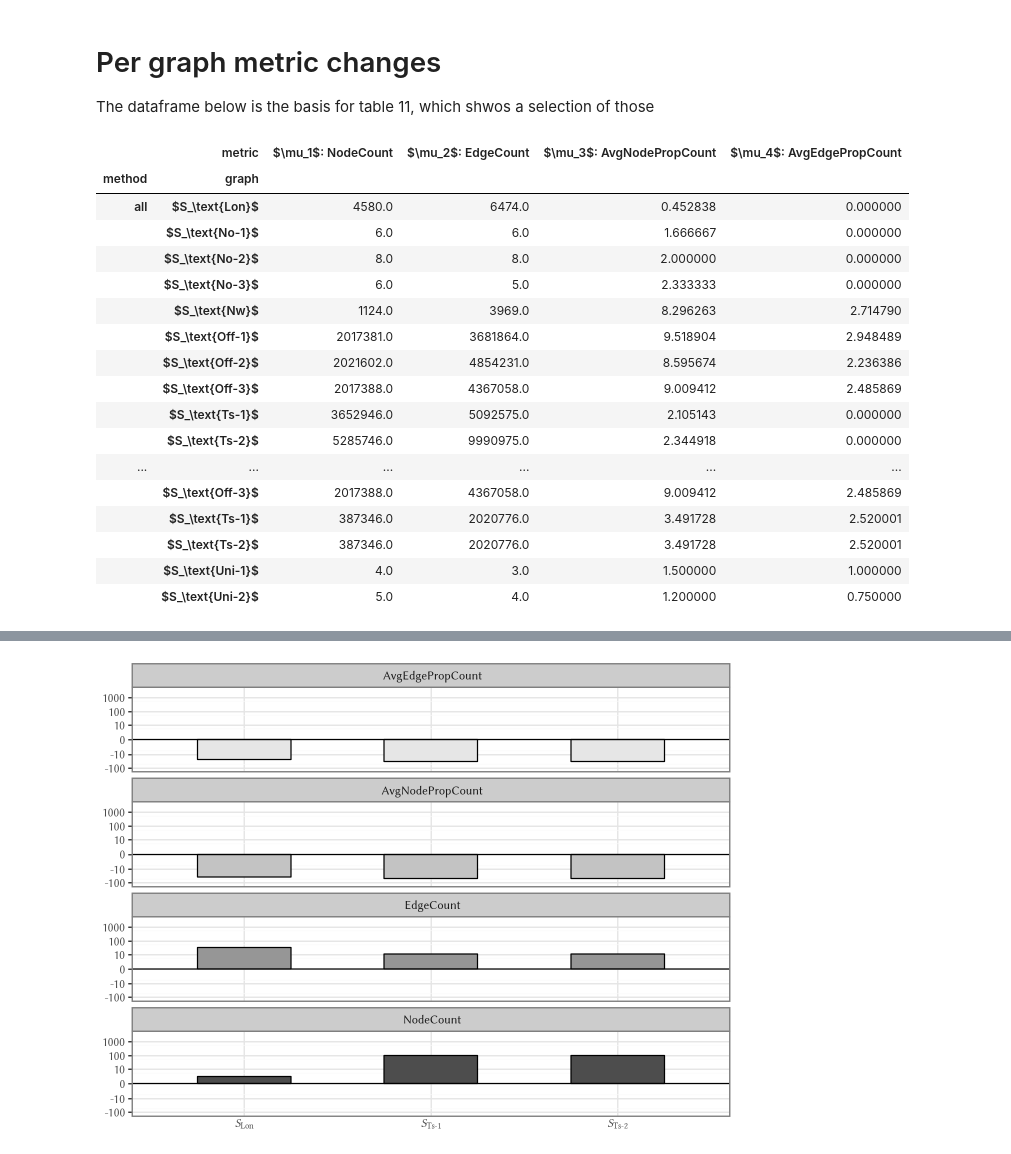
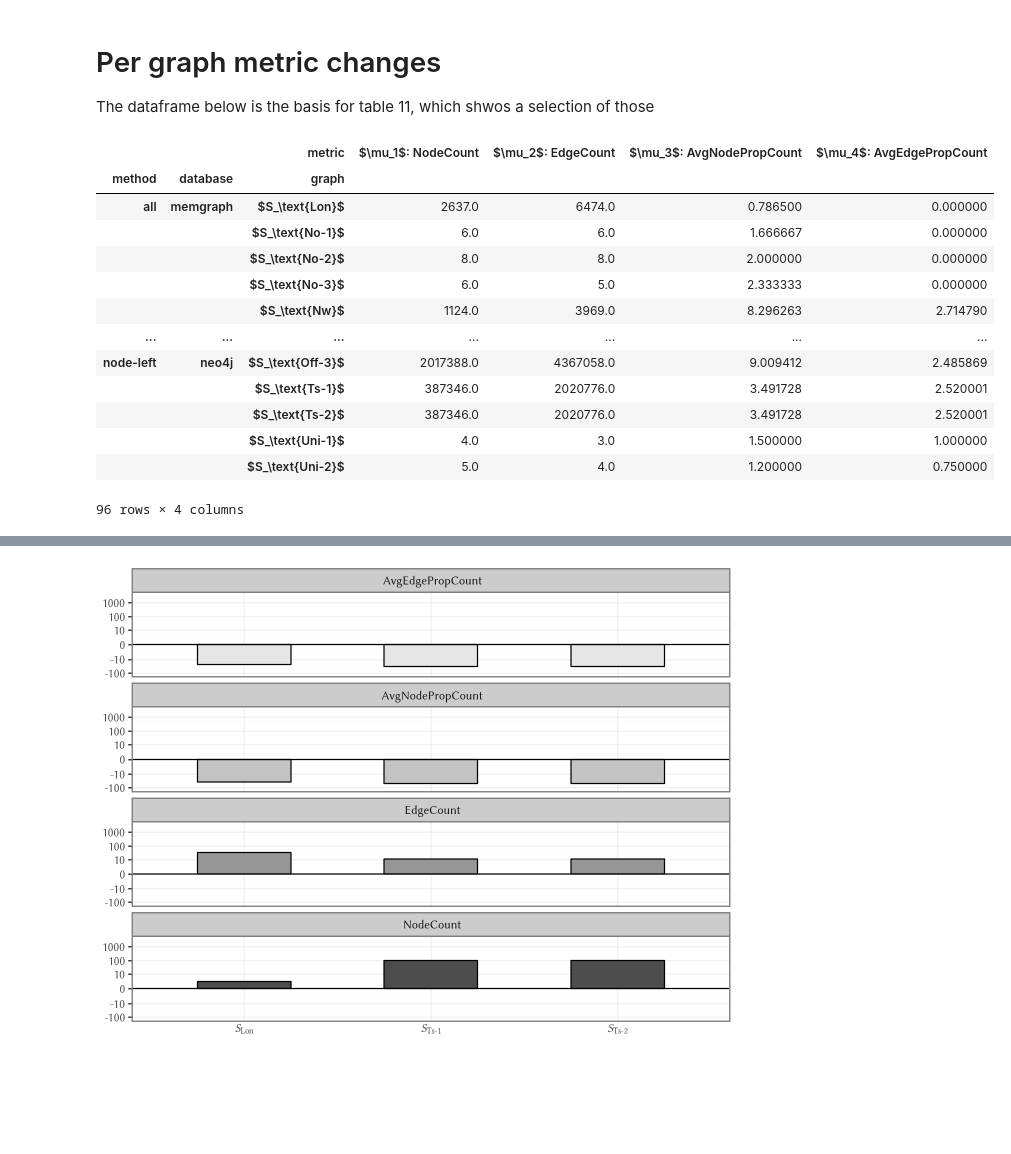
Before and after one commit to dmki-tuwien/lpg-normalization, a Jupyter notebook: evaluation_tables_and_figures.ipynb, the cells around one changed output, grey strips where cells are left out. Cells and saved outputs as stored; diff of their text form; code cells hidden in the pictures; blank space fills up the shorter version.

Commit message:
Updated figure and table generation

```diff
--- a/evaluation_tables_and_figures.ipynb
+++ b/evaluation_tables_and_figures.ipynb
@@ -64,31 +78,27 @@ dep_metrics
 The dataframe below is the basis for table 11, which shwos a selection of those
 # %%
 per_graph_metrics = pd.read_csv("out/metrics.csv")
-per_graph_metrics = per_graph_metrics[(per_graph_metrics["database"] == "neo4j")]
-per_graph_metrics = per_graph_metrics[["graph","metric","value","method"]]
+#per_graph_metrics = per_graph_metrics[(per_graph_metrics["database"] == "neo4j")]
+per_graph_metrics = per_graph_metrics[["graph","metric","value","method","database"]]
 per_graph_metrics = per_graph_metrics.round(6)
 per_graph_metrics.drop_duplicates(inplace=True, ignore_index=True)
-per_graph_metrics = pd.pivot(per_graph_metrics, values="value", index=["method","graph"], columns=["metric"])
-per_graph_metrics.to_excel("out/per_graph_changes.xlsx")
+per_graph_metrics = pd.pivot(per_graph_metrics, values="value", index=["method","database","graph"], columns=["metric"])
+#per_graph_metrics.to_excel("out/per_graph_changes.xlsx")
 per_graph_metrics
 # %% [output]
-|  | metric | $\mu_1$: NodeCount | $\mu_2$: EdgeCount | $\mu_3$: AvgNodePropCount | $\mu_4$: AvgEdgePropCount |
-| method | graph |  |  |  |  |
-| all | $S_\text{Lon}$ | 4580.0 | 6474.0 | 0.452838 | 0.000000 |
-|  | $S_\text{No-1}$ | 6.0 | 6.0 | 1.666667 | 0.000000 |
-|  | $S_\text{No-2}$ | 8.0 | 8.0 | 2.000000 | 0.000000 |
-|  | $S_\text{No-3}$ | 6.0 | 5.0 | 2.333333 | 0.000000 |
-|  | $S_\text{Nw}$ | 1124.0 | 3969.0 | 8.296263 | 2.714790 |
-|  | $S_\text{Off-1}$ | 2017381.0 | 3681864.0 | 9.518904 | 2.948489 |
-|  | $S_\text{Off-2}$ | 2021602.0 | 4854231.0 | 8.595674 | 2.236386 |
-|  | $S_\text{Off-3}$ | 2017388.0 | 4367058.0 | 9.009412 | 2.485869 |
-|  | $S_\text{Ts-1}$ | 3652946.0 | 5092575.0 | 2.105143 | 0.000000 |
-|  | $S_\text{Ts-2}$ | 5285746.0 | 9990975.0 | 2.344918 | 0.000000 |
-| ... | ... | ... | ... | ... | ... |
-|  | $S_\text{Off-3}$ | 2017388.0 | 4367058.0 | 9.009412 | 2.485869 |
-|  | $S_\text{Ts-1}$ | 387346.0 | 2020776.0 | 3.491728 | 2.520001 |
-|  | $S_\text{Ts-2}$ | 387346.0 | 2020776.0 | 3.491728 | 2.520001 |
-|  | $S_\text{Uni-1}$ | 4.0 | 3.0 | 1.500000 | 1.000000 |
-|  | $S_\text{Uni-2}$ | 5.0 | 4.0 | 1.200000 | 0.750000 |
+|  |  | metric | $\mu_1$: NodeCount | $\mu_2$: EdgeCount | $\mu_3$: AvgNodePropCount | $\mu_4$: AvgEdgePropCount |
+| method | database | graph |  |  |  |  |
+| all | memgraph | $S_\text{Lon}$ | 2637.0 | 6474.0 | 0.786500 | 0.000000 |
+|  |  | $S_\text{No-1}$ | 6.0 | 6.0 | 1.666667 | 0.000000 |
+|  |  | $S_\text{No-2}$ | 8.0 | 8.0 | 2.000000 | 0.000000 |
+|  |  | $S_\text{No-3}$ | 6.0 | 5.0 | 2.333333 | 0.000000 |
+|  |  | $S_\text{Nw}$ | 1124.0 | 3969.0 | 8.296263 | 2.714790 |
+| ... | ... | ... | ... | ... | ... | ... |
+| node-left | neo4j | $S_\text{Off-3}$ | 2017388.0 | 4367058.0 | 9.009412 | 2.485869 |
+|  |  | $S_\text{Ts-1}$ | 387346.0 | 2020776.0 | 3.491728 | 2.520001 |
+|  |  | $S_\text{Ts-2}$ | 387346.0 | 2020776.0 | 3.491728 | 2.520001 |
+|  |  | $S_\text{Uni-1}$ | 4.0 | 3.0 | 1.500000 | 1.000000 |
+|  |  | $S_\text{Uni-2}$ | 5.0 | 4.0 | 1.200000 | 0.750000 |
+96 rows × 4 columns
 # %%
 baseline = per_graph_metrics.xs('denormalized', level='method')
```
Also changed, not shown: parts of 11 cells of this notebook.
